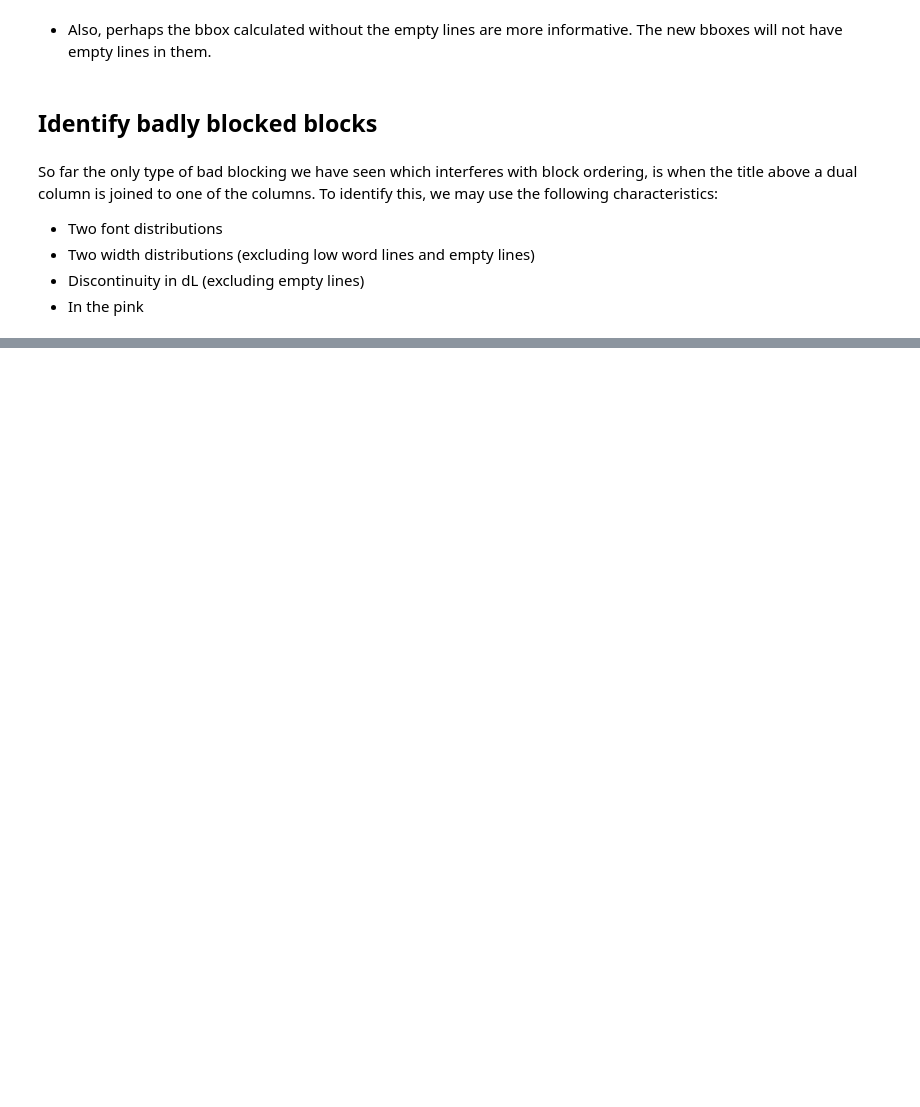
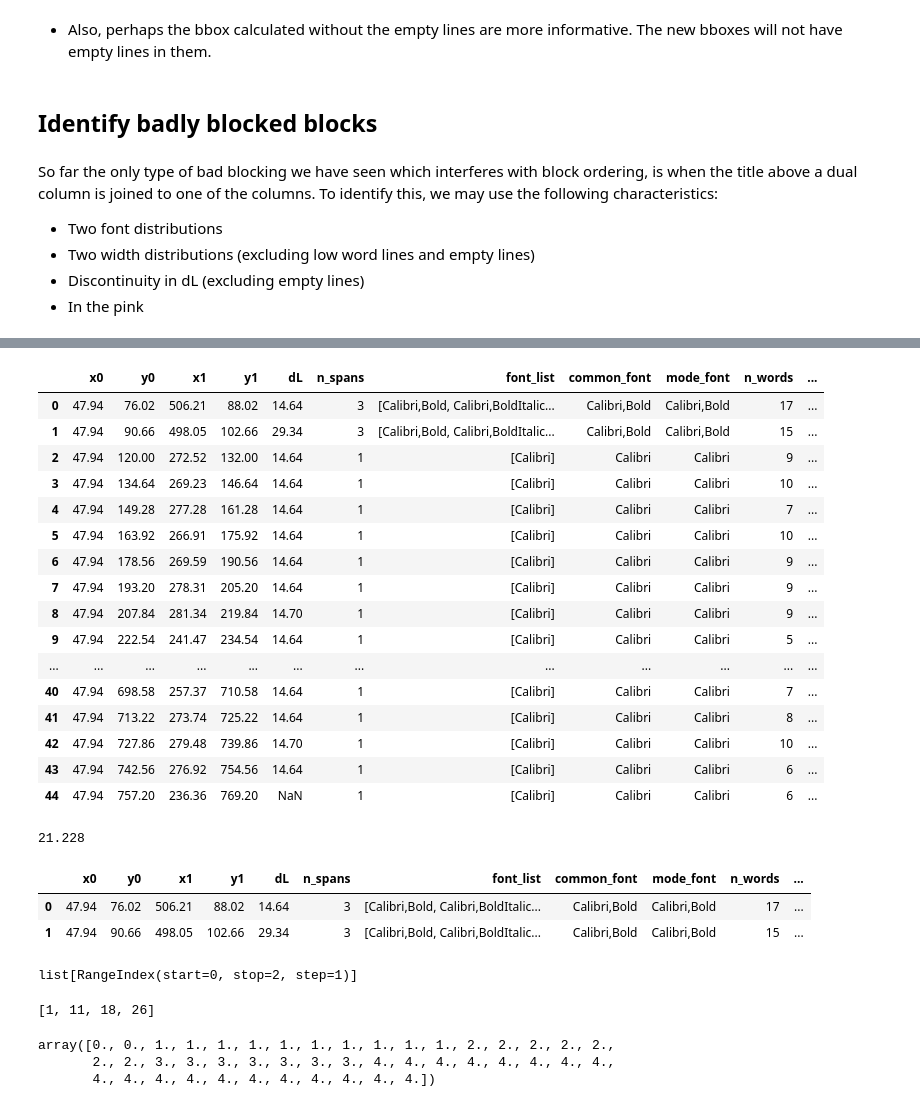
Before and after one commit to DSP-Tan/ogham-cloud, a Jupyter notebook: pdf_scraper/research/muPdfScrape.ipynb, the cells around one changed output, grey strips where cells are left out. Saved outputs shown, nothing was run; the diff lists cells and outputs as text; code cells hidden in the pictures; blank space fills up the shorter version.

```diff
--- a/pdf_scraper/research/muPdfScrape.ipynb
+++ b/pdf_scraper/research/muPdfScrape.ipynb
@@ -172,0 +325,5 @@ get_block_table(clean_blocks(text_blocks))
+# %%
+page             = doc[5]
+text_dict        = page.get_text("dict",sort=True)
+page_drawings    = page.get_drawings()
+blocks           =  clean_blocks(text_dict["blocks"])
@@ -172,0 +341,33 @@ get_block_table(clean_blocks(text_blocks))
+# %%
+block = blocks[3]
+lines = block["lines"]
+line_df = get_line_df(lines)
+line_df.head(50)
+# %% [output]
+|  | x0 | y0 | x1 | y1 | dL | n_spans | font_list | common_font | mode_font | n_words | ... |
+| 0 | 47.94 | 76.02 | 506.21 | 88.02 | 14.64 | 3 | [Calibri,Bold, Calibri,BoldItalic... | Calibri,Bold | Calibri,Bold | 17 | ... |
+| 1 | 47.94 | 90.66 | 498.05 | 102.66 | 29.34 | 3 | [Calibri,Bold, Calibri,BoldItalic... | Calibri,Bold | Calibri,Bold | 15 | ... |
+| 2 | 47.94 | 120.00 | 272.52 | 132.00 | 14.64 | 1 | [Calibri] | Calibri | Calibri | 9 | ... |
+| 3 | 47.94 | 134.64 | 269.23 | 146.64 | 14.64 | 1 | [Calibri] | Calibri | Calibri | 10 | ... |
+| 4 | 47.94 | 149.28 | 277.28 | 161.28 | 14.64 | 1 | [Calibri] | Calibri | Calibri | 7 | ... |
+| 5 | 47.94 | 163.92 | 266.91 | 175.92 | 14.64 | 1 | [Calibri] | Calibri | Calibri | 10 | ... |
+| 6 | 47.94 | 178.56 | 269.59 | 190.56 | 14.64 | 1 | [Calibri] | Calibri | Calibri | 9 | ... |
+| 7 | 47.94 | 193.20 | 278.31 | 205.20 | 14.64 | 1 | [Calibri] | Calibri | Calibri | 9 | ... |
+| 8 | 47.94 | 207.84 | 281.34 | 219.84 | 14.70 | 1 | [Calibri] | Calibri | Calibri | 9 | ... |
+| 9 | 47.94 | 222.54 | 241.47 | 234.54 | 14.64 | 1 | [Calibri] | Calibri | Calibri | 5 | ... |
+| ... | ... | ... | ... | ... | ... | ... | ... | ... | ... | ... | ... |
+| 40 | 47.94 | 698.58 | 257.37 | 710.58 | 14.64 | 1 | [Calibri] | Calibri | Calibri | 7 | ... |
+| 41 | 47.94 | 713.22 | 273.74 | 725.22 | 14.64 | 1 | [Calibri] | Calibri | Calibri | 8 | ... |
+| 42 | 47.94 | 727.86 | 279.48 | 739.86 | 14.70 | 1 | [Calibri] | Calibri | Calibri | 10 | ... |
+| 43 | 47.94 | 742.56 | 276.92 | 754.56 | 14.64 | 1 | [Calibri] | Calibri | Calibri | 6 | ... |
+| 44 | 47.94 | 757.20 | 236.36 | 769.20 | NaN | 1 | [Calibri] | Calibri | Calibri | 6 | ... |
+# %%
+14.64*1.45
+# %% [output]
+21.228
+# %%
+line_df.loc[0:1]
+# %% [output]
+|  | x0 | y0 | x1 | y1 | dL | n_spans | font_list | common_font | mode_font | n_words | ... |
+| 0 | 47.94 | 76.02 | 506.21 | 88.02 | 14.64 | 3 | [Calibri,Bold, Calibri,BoldItalic... | Calibri,Bold | Calibri,Bold | 17 | ... |
+| 1 | 47.94 | 90.66 | 498.05 | 102.66 | 29.34 | 3 | [Calibri,Bold, Calibri,BoldItalic... | Calibri,Bold | Calibri,Bold | 15 | ... |
@@ -172,0 +377,22 @@ get_block_table(clean_blocks(text_blocks))
+# %%
+list[np_dfs[0].index]
+# %% [output]
+list[RangeIndex(start=0, stop=2, step=1)]
+# %%
+print(indices)
+mask = np.zeros(len(line_df))
+n_df = 0
+for i in range(len(indices)):
+    if i==0:
+        mask[:indices[i]+1] =n_df
+        n_df +=1
+        continue
+    mask[indices[i-1]+1:indices[i]+1] = n_df
+    n_df +=1
+mask[indices[-1]:] = n_df
+mask
+# %% [output]
+[1, 11, 18, 26]
+array([0., 0., 1., 1., 1., 1., 1., 1., 1., 1., 1., 1., 2., 2., 2., 2., 2.,
+       2., 2., 3., 3., 3., 3., 3., 3., 3., 4., 4., 4., 4., 4., 4., 4., 4.,
+       4., 4., 4., 4., 4., 4., 4., 4., 4., 4., 4.])
```
Also changed, not shown: parts of 36 cells of this notebook, 6 other files.
